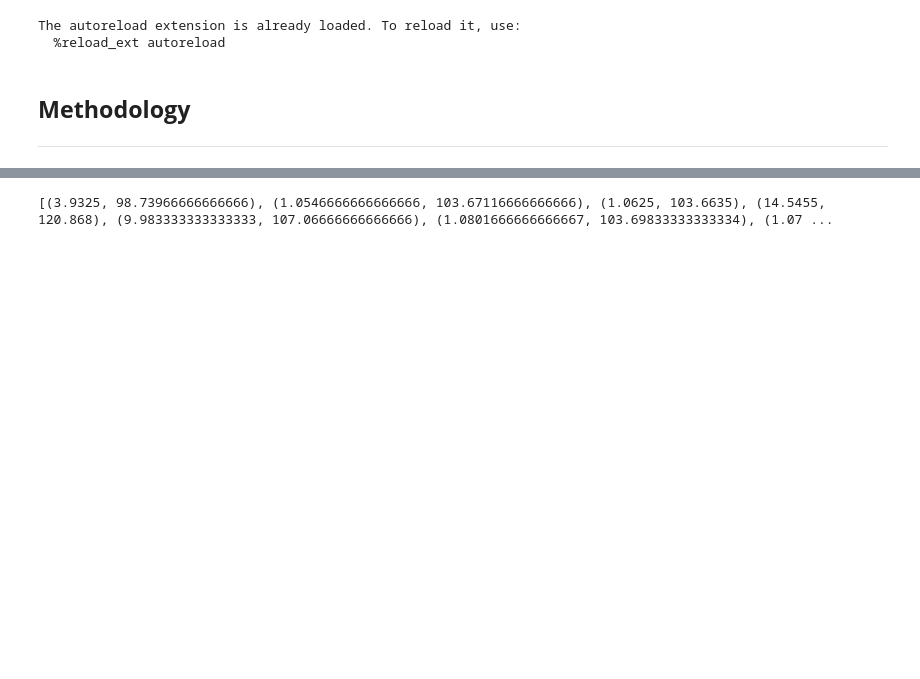
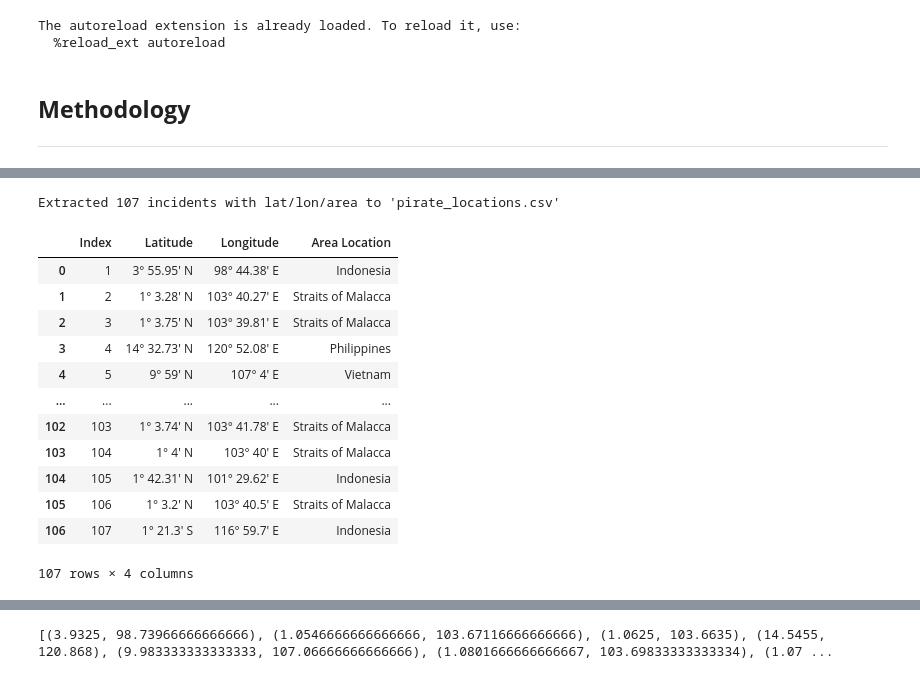
Before and after one commit to olincollege/pirate-tracker, a Jupyter notebook: Pirate Booty.ipynb, the cells around one changed output, grey strips where cells are left out. Cells and saved outputs as stored; diff of their text form; code cells hidden in the pictures; blank space fills up the shorter version.

```diff
--- a/Pirate Booty.ipynb
+++ b/Pirate Booty.ipynb
@@ -45,0 +50,19 @@ Given this CSV file, of which contains **107 entries**, we can then store these
+# %%
+from pdf_data_analysis import extract_pirate_locations
+
+extract_pirate_locations('Pirate_Tracker.pdf', 'pirate_locations.csv')
+# %% [output]
+Extracted 107 incidents with lat/lon/area to 'pirate_locations.csv'
+|  | Index | Latitude | Longitude | Area Location |
+| 0 | 1 | 3° 55.95' N | 98° 44.38' E | Indonesia |
+| 1 | 2 | 1° 3.28' N | 103° 40.27' E | Straits of Malacca |
+| 2 | 3 | 1° 3.75' N | 103° 39.81' E | Straits of Malacca |
+| 3 | 4 | 14° 32.73' N | 120° 52.08' E | Philippines |
+| 4 | 5 | 9° 59' N | 107° 4' E | Vietnam |
+| ... | ... | ... | ... | ... |
+| 102 | 103 | 1° 3.74' N | 103° 41.78' E | Straits of Malacca |
+| 103 | 104 | 1° 4' N | 103° 40' E | Straits of Malacca |
+| 104 | 105 | 1° 42.31' N | 101° 29.62' E | Indonesia |
+| 105 | 106 | 1° 3.2' N | 103° 40.5' E | Straits of Malacca |
+| 106 | 107 | 1° 21.3' S | 116° 59.7' E | Indonesia |
+107 rows × 4 columns
```
Also changed, not shown: parts of 19 cells of this notebook, 3 other files.
